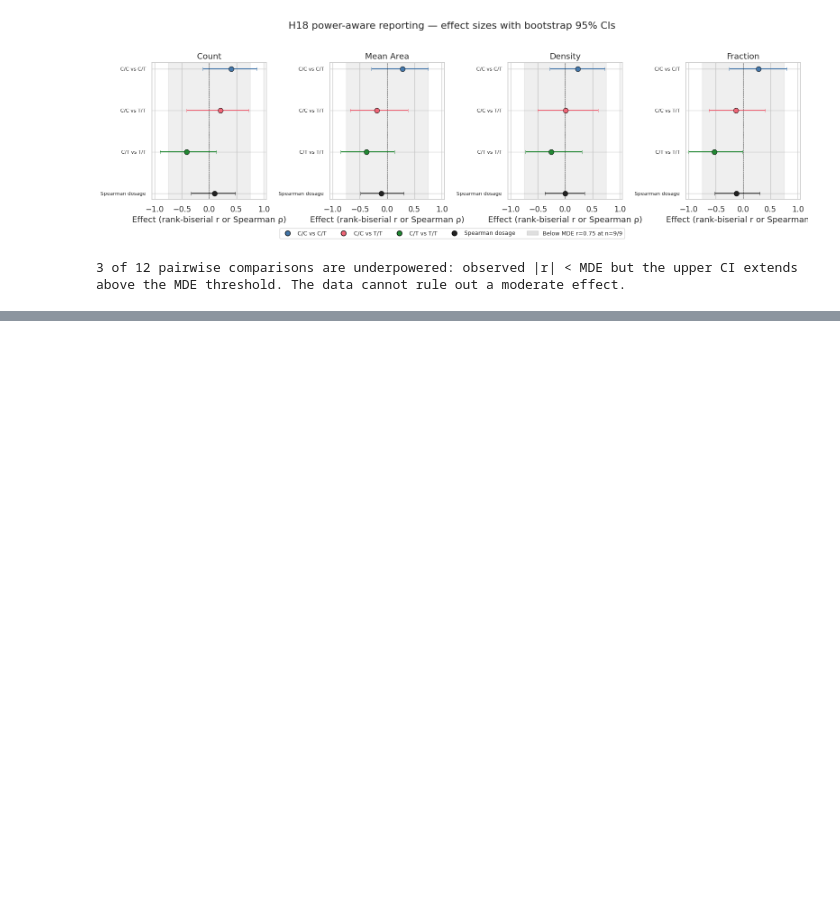
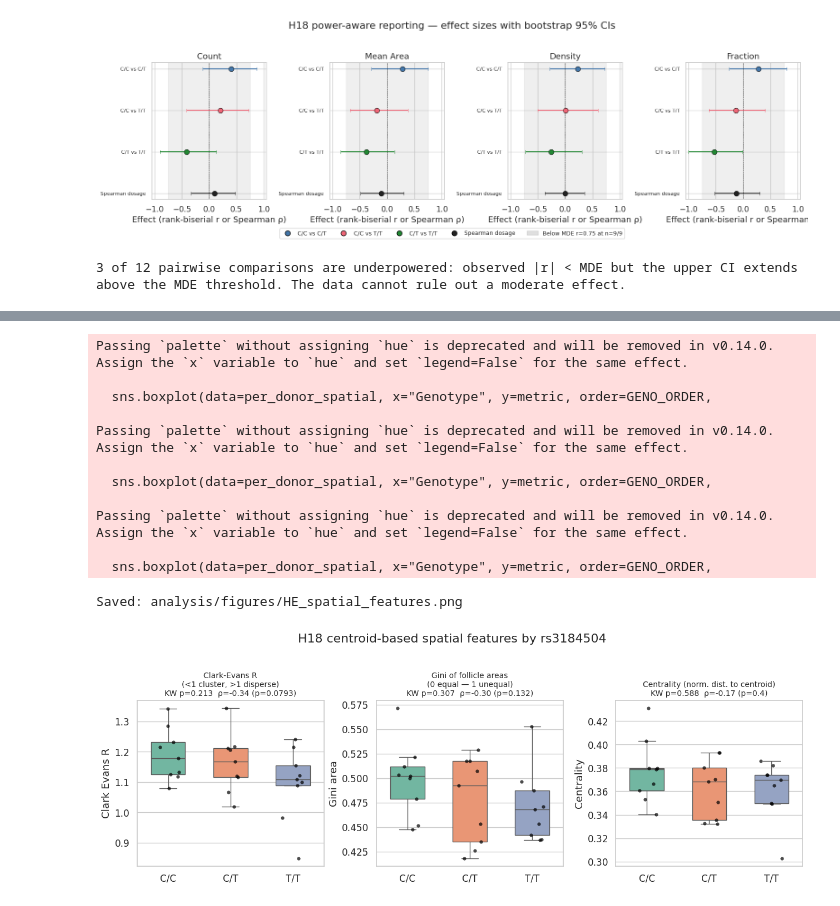
Before and after one commit to smith6jt-cop/SpleenFollicleCounterQP, a Jupyter notebook: analysis/H18_HE_follicles.ipynb, the cells around one changed output, grey strips where cells are left out. Drawn from its saved outputs; the diff is of its cells as text; code cells hidden in the pictures; blank space fills up the shorter version.

```diff
--- a/analysis/H18_HE_follicles.ipynb
+++ b/analysis/H18_HE_follicles.ipynb
@@ -729,0 +825,10 @@ Saved: analysis/figures/HE_effect_size_forest.png
+# %%
+# Genotype tests on the three new features
+spatial_stats_rows = []
+for metric in ["Clark_Evans_R", "Gini_area", "Centrality"]:
+    spatial_stats_rows.append(
+        full_stats_table(per_donor_spatial, metric, label=metric)
+    )
+spatial_stats = pd.concat(spatial_stats_rows, ignore_index=True)
+save_table(spatial_stats, "HE_spatial_features_stats")
+spatial_stats
@@ -729,0 +853,33 @@ Saved: analysis/figures/HE_effect_size_forest.png
+# %%
+fig, axes = plt.subplots(1, 3, figsize=(13, 4.6), sharey=False)
+labels = {"Clark_Evans_R": "Clark-Evans R\n(<1 cluster, >1 disperse)",
+          "Gini_area":     "Gini of follicle areas\n(0 equal — 1 unequal)",
+          "Centrality":    "Centrality (norm. dist. to centroid)"}
+for ax, metric in zip(axes, ["Clark_Evans_R", "Gini_area", "Centrality"]):
+    sns.boxplot(data=per_donor_spatial, x="Genotype", y=metric, order=GENO_ORDER,
+                palette=GENO_PALETTE, ax=ax, showfliers=False, width=0.55)
+    sns.stripplot(data=per_donor_spatial, x="Genotype", y=metric, order=GENO_ORDER,
+                   color="black", size=4.5, alpha=0.7, ax=ax, jitter=0.18)
+    h, kw_p = run_kruskal(per_donor_spatial, metric)
+    rho, sp_p = run_dosage_trend(per_donor_spatial, metric)
+    ax.set_title(labels[metric] + f"\nKW p={kw_p:.3g}  ρ={rho:+.2f} (p={sp_p:.3g})",
+                 fontsize=10)
+    ax.set_xlabel(""); ax.set_ylabel(metric.replace('_', ' '))
+fig.suptitle("H18 centroid-based spatial features by rs3184504", y=1.02)
+plt.tight_layout()
+save_figure(fig, "HE_spatial_features")
+plt.show()
+# %% [output]
+Passing `palette` without assigning `hue` is deprecated and will be removed in v0.14.0. Assign the `x` variable to `hue` and set `legend=False` for the same effect.
+
+  sns.boxplot(data=per_donor_spatial, x="Genotype", y=metric, order=GENO_ORDER,
+
+Passing `palette` without assigning `hue` is deprecated and will be removed in v0.14.0. Assign the `x` variable to `hue` and set `legend=False` for the same effect.
+
+  sns.boxplot(data=per_donor_spatial, x="Genotype", y=metric, order=GENO_ORDER,
+
+Passing `palette` without assigning `hue` is deprecated and will be removed in v0.14.0. Assign the `x` variable to `hue` and set `legend=False` for the same effect.
+
+  sns.boxplot(data=per_donor_spatial, x="Genotype", y=metric, order=GENO_ORDER,
+Saved: analysis/figures/HE_spatial_features.png
+[figure, added]
```
Also changed, not shown: parts of 5 cells of this notebook, 3 other files.
